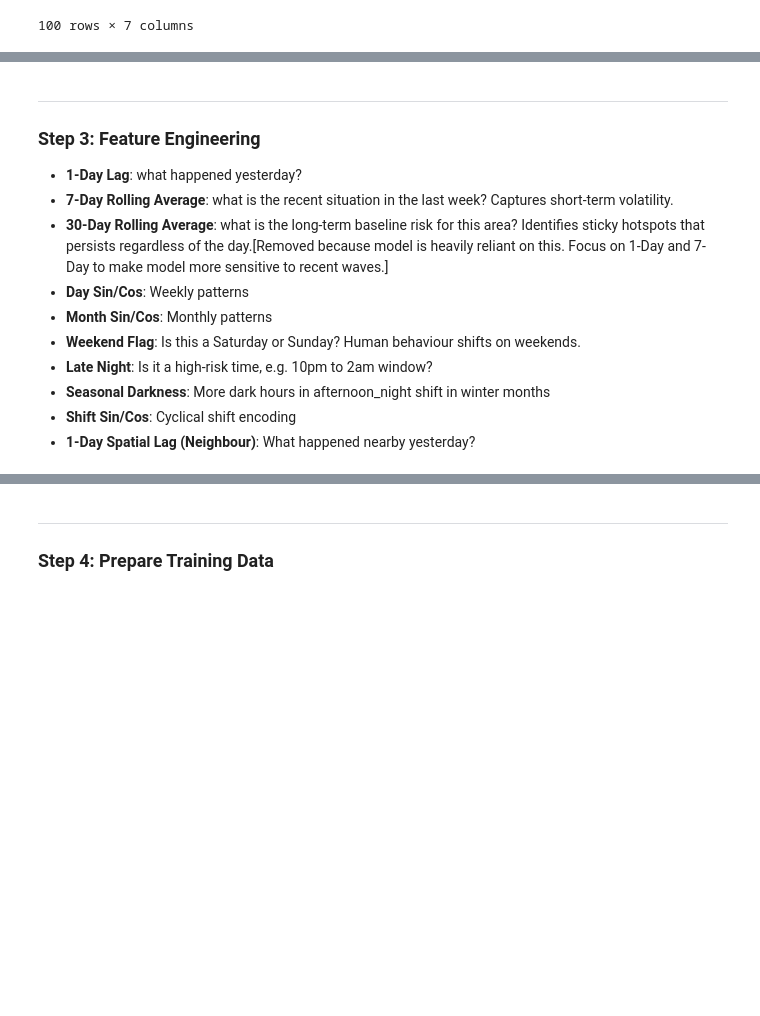
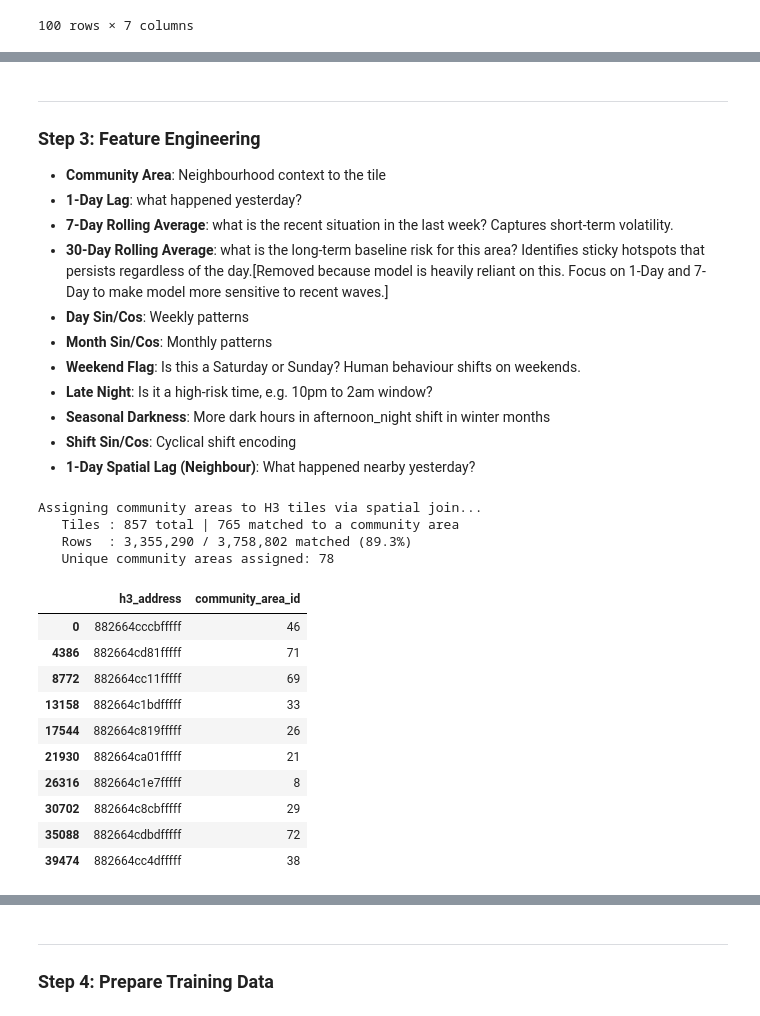
Before and after one commit to e1548423/Team23_IT5006_Predictive_Policing_AY2526Sem2, a Jupyter notebook: ML/Model/Crime_Prediction_Training (Violent Crime).ipynb, the cells around one changed output, grey strips where cells are left out. Saved outputs shown, nothing was run; the diff lists cells and outputs as text; code cells hidden in the pictures; blank space fills up the shorter version.

```diff
--- a/ML/Model/Crime_Prediction_Training (Violent Crime).ipynb
+++ b/ML/Model/Crime_Prediction_Training (Violent Crime).ipynb
@@ -439,6 +439,7 @@ final_df.head()
 # %% [markdown]
 ---
 ### Step 3: Feature Engineering
+- **Community Area**: Neighbourhood context to the tile
 - **1-Day Lag**: what happened yesterday?
 - **7-Day Rolling Average**: what is the recent situation in the last week? Captures short-term volatility.
 - **30-Day Rolling Average**: what is the long-term baseline risk for this area? Identifies sticky hotspots that persists regardless of the day.[Removed because model is heavily reliant on this. Focus on 1-Day and 7-Day to make model more sensitive to recent waves.]
@@ -449,6 +450,70 @@ final_df.head()
 - **Seasonal Darkness**: More dark hours in afternoon_night shift in winter months
 - **Shift Sin/Cos**: Cyclical shift encoding
 - **1-Day Spatial Lag (Neighbour)**: What happened nearby yesterday?
+# %%
+# =============================================================================
+# Spatial Join: Merge community_df onto final_df (point-in-polygon)
+# Assigns each H3 tile to a Chicago community area (1–77) via centroid lookup
+# =============================================================================
+print("Assigning community areas to H3 tiles via spatial join...")
+
+# 1) Build community GeoDataFrame from WKT geometry stored in community_df
+community_gdf = gpd.GeoDataFrame(
+    community_df[['AREA_NUMBE', 'COMMUNITY']].copy(),
+    geometry=gpd.GeoSeries.from_wkt(community_df['the_geom']),
+    crs="EPSG:4326"
+)
+
+# 2) Get unique H3 tiles and compute their centroids as Point geometries
+unique_tiles = final_df['h3_address'].unique()
+lat_lngs = [h3.cell_to_latlng(tile) for tile in unique_tiles]
+tiles_gdf = gpd.GeoDataFrame(
+    {'h3_address': unique_tiles},
+    geometry=gpd.points_from_xy(
+        [lng for _, lng in lat_lngs],
+        [lat for lat, _ in lat_lngs]
+    ),
+    crs="EPSG:4326"
+)
+
+# 3) Point-in-polygon spatial join: each tile centroid -> community polygon
+tiles_joined = gpd.sjoin(
+    tiles_gdf,
+    community_gdf[['AREA_NUMBE', 'geometry']],
+    how='left',
+    predicate='within'
+).drop_duplicates(subset='h3_address')
+
+# 4) Map community_area_id back onto final_df
+community_map = tiles_joined.set_index('h3_address')['AREA_NUMBE'].to_dict()
+final_df['community_area_id'] = (
+    final_df['h3_address']
+    .map(community_map)
+    .fillna(-1)
+    .astype(int)
+)
+
+n_matched = (final_df['community_area_id'] != -1).sum()
+print(f"   Tiles : {len(unique_tiles):,} total | {tiles_joined['AREA_NUMBE'].notna().sum():,} matched to a community area")
+print(f"   Rows  : {n_matched:,} / {len(final_df):,} matched ({n_matched/len(final_df)*100:.1f}%)")
+print(f"   Unique community areas assigned: {final_df['community_area_id'].nunique()}")
+final_df[['h3_address', 'community_area_id']].drop_duplicates().head(10)
+# %% [output]
+Assigning community areas to H3 tiles via spatial join...
+   Tiles : 857 total | 765 matched to a community area
+   Rows  : 3,355,290 / 3,758,802 matched (89.3%)
+   Unique community areas assigned: 78
+|  | h3_address | community_area_id |
+| 0 | 882664cccbfffff | 46 |
+| 4386 | 882664cd81fffff | 71 |
+| 8772 | 882664cc11fffff | 69 |
+| 13158 | 882664c1bdfffff | 33 |
+| 17544 | 882664c819fffff | 26 |
+| 21930 | 882664ca01fffff | 21 |
+| 26316 | 882664c1e7fffff | 8 |
+| 30702 | 882664c8cbfffff | 29 |
+| 35088 | 882664cdbdfffff | 72 |
+| 39474 | 882664cc4dfffff | 38 |
 # %%
 # Ensure Date is datetime and sort within each tile
 final_df['Date'] = pd.to_datetime(final_df['Date'])
```
Also changed, not shown: parts of 11 cells of this notebook.
